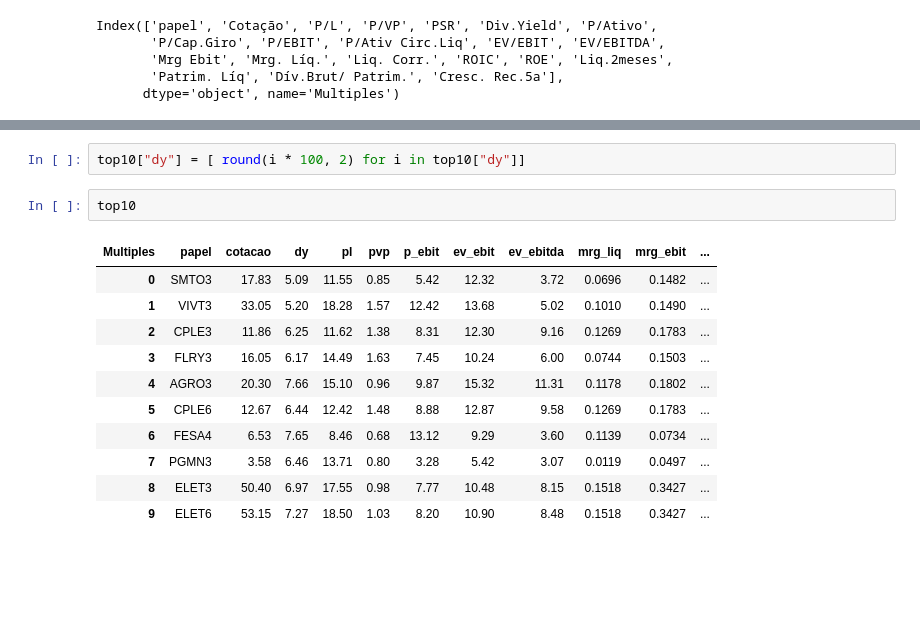
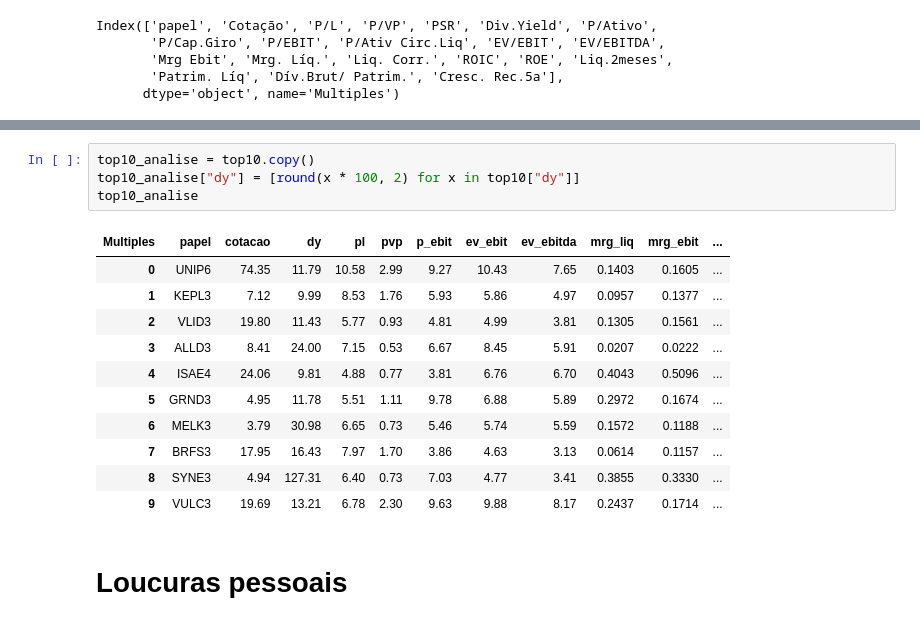
Before and after one commit to hernandemonteiro/data_science_study, a Jupyter notebook: Curiosidade_e_DeepLearnBook.ipynb, the cells around one changed output, grey strips where cells are left out. Cells and saved outputs as stored; diff of their text form; blank space fills up the shorter version.

```diff
--- a/Curiosidade_e_DeepLearnBook.ipynb
+++ b/Curiosidade_e_DeepLearnBook.ipynb
@@ -930,16 +952,18 @@ top10
 # %%
-top10["dy"] = [ round(i * 100, 2) for i in top10["dy"]]
+top10_analise = top10.copy()
+top10_analise["dy"] = [round(x * 100, 2) for x in top10["dy"]]
+top10_analise
+# %% [output]
+| Multiples | papel | cotacao | dy | pl | pvp | p_ebit | ev_ebit | ev_ebitda | mrg_liq | mrg_ebit | ... |
+| 0 | UNIP6 | 74.35 | 11.79 | 10.58 | 2.99 | 9.27 | 10.43 | 7.65 | 0.1403 | 0.1605 | ... |
+| 1 | KEPL3 | 7.12 | 9.99 | 8.53 | 1.76 | 5.93 | 5.86 | 4.97 | 0.0957 | 0.1377 | ... |
+| 2 | VLID3 | 19.80 | 11.43 | 5.77 | 0.93 | 4.81 | 4.99 | 3.81 | 0.1305 | 0.1561 | ... |
+| 3 | ALLD3 | 8.41 | 24.00 | 7.15 | 0.53 | 6.67 | 8.45 | 5.91 | 0.0207 | 0.0222 | ... |
+| 4 | ISAE4 | 24.06 | 9.81 | 4.88 | 0.77 | 3.81 | 6.76 | 6.70 | 0.4043 | 0.5096 | ... |
+| 5 | GRND3 | 4.95 | 11.78 | 5.51 | 1.11 | 9.78 | 6.88 | 5.89 | 0.2972 | 0.1674 | ... |
+| 6 | MELK3 | 3.79 | 30.98 | 6.65 | 0.73 | 5.46 | 5.74 | 5.59 | 0.1572 | 0.1188 | ... |
+| 7 | BRFS3 | 17.95 | 16.43 | 7.97 | 1.70 | 3.86 | 4.63 | 3.13 | 0.0614 | 0.1157 | ... |
+| 8 | SYNE3 | 4.94 | 127.31 | 6.40 | 0.73 | 7.03 | 4.77 | 3.41 | 0.3855 | 0.3330 | ... |
+| 9 | VULC3 | 19.69 | 13.21 | 6.78 | 2.30 | 9.63 | 9.88 | 8.17 | 0.2437 | 0.1714 | ... |
-# %%
-top10
-# %% [output]
-| Multiples | papel | cotacao | dy | pl | pvp | p_ebit | ev_ebit | ev_ebitda | mrg_liq | mrg_ebit | ... |
-| 0 | SMTO3 | 17.83 | 5.09 | 11.55 | 0.85 | 5.42 | 12.32 | 3.72 | 0.0696 | 0.1482 | ... |
-| 1 | VIVT3 | 33.05 | 5.20 | 18.28 | 1.57 | 12.42 | 13.68 | 5.02 | 0.1010 | 0.1490 | ... |
-| 2 | CPLE3 | 11.86 | 6.25 | 11.62 | 1.38 | 8.31 | 12.30 | 9.16 | 0.1269 | 0.1783 | ... |
-| 3 | FLRY3 | 16.05 | 6.17 | 14.49 | 1.63 | 7.45 | 10.24 | 6.00 | 0.0744 | 0.1503 | ... |
-| 4 | AGRO3 | 20.30 | 7.66 | 15.10 | 0.96 | 9.87 | 15.32 | 11.31 | 0.1178 | 0.1802 | ... |
-| 5 | CPLE6 | 12.67 | 6.44 | 12.42 | 1.48 | 8.88 | 12.87 | 9.58 | 0.1269 | 0.1783 | ... |
-| 6 | FESA4 | 6.53 | 7.65 | 8.46 | 0.68 | 13.12 | 9.29 | 3.60 | 0.1139 | 0.0734 | ... |
-| 7 | PGMN3 | 3.58 | 6.46 | 13.71 | 0.80 | 3.28 | 5.42 | 3.07 | 0.0119 | 0.0497 | ... |
-| 8 | ELET3 | 50.40 | 6.97 | 17.55 | 0.98 | 7.77 | 10.48 | 8.15 | 0.1518 | 0.3427 | ... |
-| 9 | ELET6 | 53.15 | 7.27 | 18.50 | 1.03 | 8.20 | 10.90 | 8.48 | 0.1518 | 0.3427 | ... |
+# %% [markdown]
+# Loucuras pessoais
```
Also changed, not shown: parts of 16 cells of this notebook.
